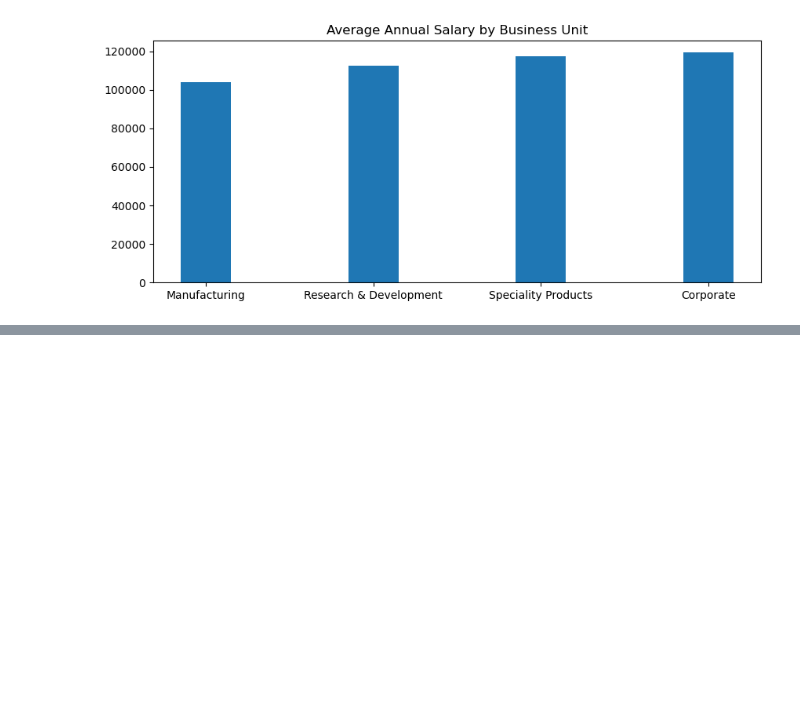
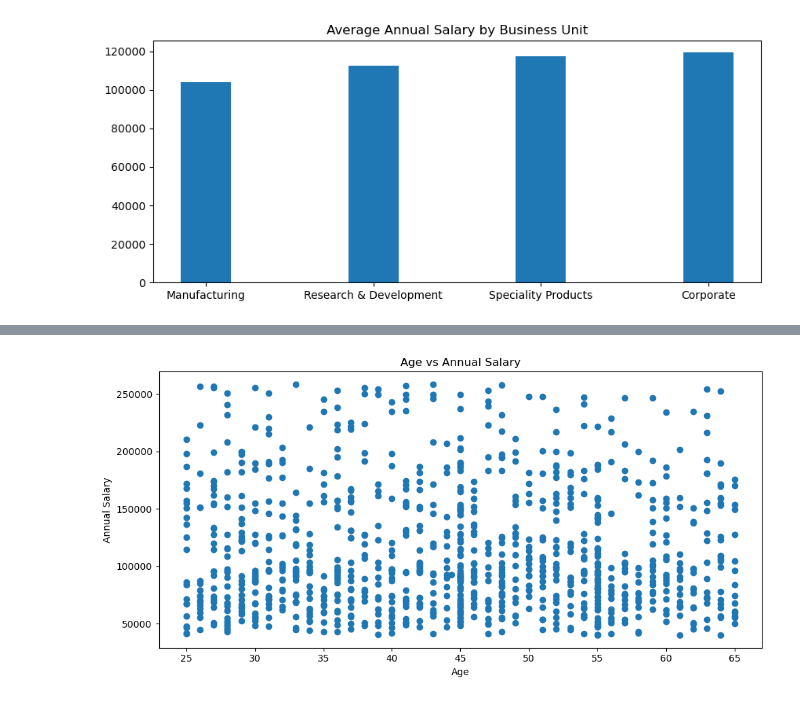
Before and after one commit to Myassar2/employee-analysis, a Jupyter notebook: Employee.ipynb, the cells around one changed output, grey strips where cells are left out. Saved outputs shown, nothing was run; the diff lists cells and outputs as text; code cells hidden in the pictures; blank space fills up the shorter version.

```diff
--- a/Employee.ipynb
+++ b/Employee.ipynb
@@ -808,0 +822,10 @@ Text(0.5, 1.0, 'Average Annual Salary by Business Unit')
+# %%
+plt.figure(figsize=(10,5))
+plt.scatter(df["Age"], df["Annual Salary"])
+plt.title("Age vs Annual Salary")
+plt.xlabel("Age")
+plt.ylabel("Annual Salary")
+plt.tight_layout()
+plt.show()
+# %% [output]
+[figure, added]
```
Also changed, not shown: parts of 7 cells of this notebook.
